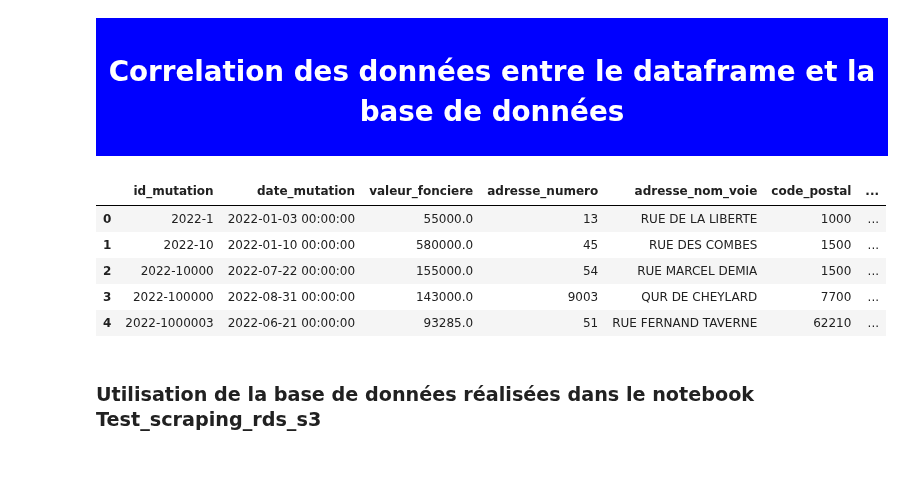
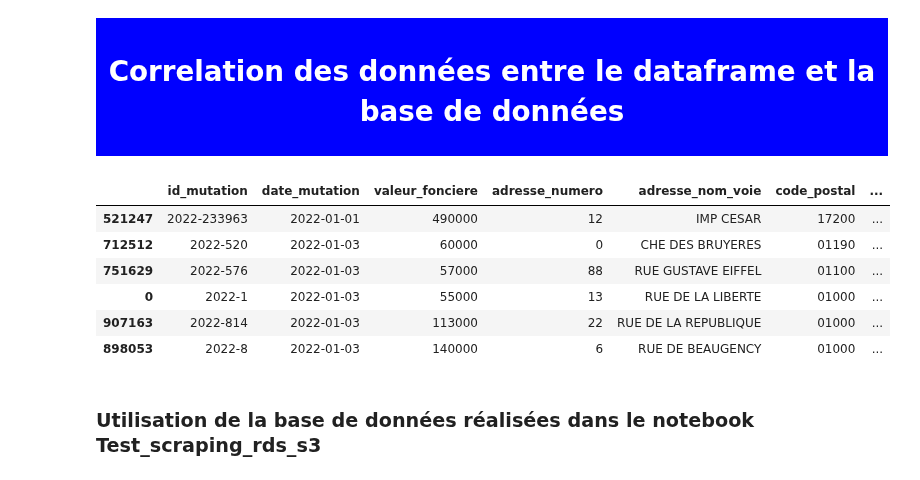
Before and after one commit to Kevin-Le-Grand/certif_app_immo, a Jupyter notebook: datagouv_to_rds/EDA.ipynb, the cells around one changed output. Cells and saved outputs as stored; diff of their text form; code cells hidden in the pictures.

```diff
--- a/datagouv_to_rds/EDA.ipynb
+++ b/datagouv_to_rds/EDA.ipynb
@@ -226,3 +211,6 @@ df_filtered2.head()
+# %%
+# Retrait des lignes
+df = df[~df['id_mutation'].isin(liste_commune)]
 # %%
 df.head(10)
 # %% [output]
@@ -402,11 +463,0 @@ df.head()
-# %%
-df.loc[:, 'date_mutation'] = pd.to_datetime(df['date_mutation'], errors='coerce').dt.date
-df.loc[:, 'valeur_fonciere'] = df.valeur_fonciere.astype(int)
-df.loc[:, 'adresse_numero'] = df.adresse_numero.astype(float).astype(int)
-df.loc[:, 'code_postal'] = df.code_postal.astype(float)
-df.loc[:, 'code_postal'] = df.code_postal.astype(int)
-df.loc[:, 'nombre_pieces_principales'] = df.nombre_pieces_principales.astype(float).astype(int)
-df.loc[:, 'surface_reelle_bati'] = df.surface_reelle_bati.astype(float).astype(int)
-df.loc[:, 'surface_terrain'] = df.surface_terrain.astype(float).astype(int)
-df.loc[:, 'longitude'] = df.longitude.astype(float)
-df.loc[:, 'latitude'] = df.latitude.astype(float)
@@ -422,14 +464,17 @@ df.head()
 # %% [markdown]
 ### Groupement des données sur id_mutation
 # %%
-# Définissez les fonctions d'agrégation pour chaque colonne
+# Fonction personnalisée pour obtenir le texte le plus long
+def longest_text(series):
+    return max(series, key=len)
+
 aggregation_functions = { 'date_mutation': 'max',
                           'valeur_fonciere': 'max',
-                          'adresse_numero' : 'max',
-                          'adresse_nom_voie' : 'max',
-                          'code_postal' : 'max',
-                          'code_commune' : 'max',
-                          'type_local' : 'max',
+                          'adresse_numero' : longest_text,
+                          'adresse_nom_voie' : longest_text,
+                          'code_postal' : longest_text,
+                          'code_commune' : longest_text,
+                          'type_local' : longest_text,
                           'nombre_pieces_principales' : 'max',
                           'surface_reelle_bati' : 'max',
                           'surface_terrain' : 'sum',
@@ -437,5 +482,5 @@ aggregation_functions = { 'date_mutation': 'max',
                           'latitude' : 'mean',
                           'dependance' : 'max'}
 
-# Appliquez les fonctions d'agrégation en fonction de la colonne 'Groupe'
-df_aggregated = df.groupby('id_mutation').agg(aggregation_functions).reset_index()
+
+df = df.groupby('id_mutation').agg(aggregation_functions).reset_index()
@@ -455,0 +491,4 @@ df_aggregated.head(10)
+# %%
+df = df.sort_values(by=['date_mutation','code_commune','valeur_fonciere'])
+display(df.head(10))
+print(df.info())
@@ -469,15 +537,16 @@ Nombrede vente unique : 1035094
 </div>
 # %%
 # Pour la vérification on prendra les 5 premières lignes du dataframe
-df_correlation = df_aggregated.iloc[:6,:]
-df_correlation.head()
+df_correlation = df.iloc[:6,:]
+df_correlation.head(10)
 # %% [output]
 |  | id_mutation | date_mutation | valeur_fonciere | adresse_numero | adresse_nom_voie | code_postal | ... |
-| 0 | 2022-1 | 2022-01-03 00:00:00 | 55000.0 | 13 | RUE DE LA LIBERTE | 1000 | ... |
-| 1 | 2022-10 | 2022-01-10 00:00:00 | 580000.0 | 45 | RUE DES COMBES | 1500 | ... |
-| 2 | 2022-10000 | 2022-07-22 00:00:00 | 155000.0 | 54 | RUE MARCEL DEMIA | 1500 | ... |
-| 3 | 2022-100000 | 2022-08-31 00:00:00 | 143000.0 | 9003 | QUR DE CHEYLARD | 7700 | ... |
-| 4 | 2022-1000003 | 2022-06-21 00:00:00 | 93285.0 | 51 | RUE FERNAND TAVERNE | 62210 | ... |
+| 521247 | 2022-233963 | 2022-01-01 | 490000 | 12 | IMP CESAR | 17200 | ... |
+| 712512 | 2022-520 | 2022-01-03 | 60000 | 0 | CHE DES BRUYERES | 01190 | ... |
+| 751629 | 2022-576 | 2022-01-03 | 57000 | 88 | RUE GUSTAVE EIFFEL | 01100 | ... |
+| 0 | 2022-1 | 2022-01-03 | 55000 | 13 | RUE DE LA LIBERTE | 01000 | ... |
+| 907163 | 2022-814 | 2022-01-03 | 113000 | 22 | RUE DE LA REPUBLIQUE | 01000 | ... |
+| 898053 | 2022-8 | 2022-01-03 | 140000 | 6 | RUE DE BEAUGENCY | 01000 | ... |
 # %% [markdown]
 ### Utilisation de la base de données réalisées dans le notebook Test_scraping_rds_s3
 # %%
```
Also changed, not shown: parts of 23 cells of this notebook, 2 other files.
